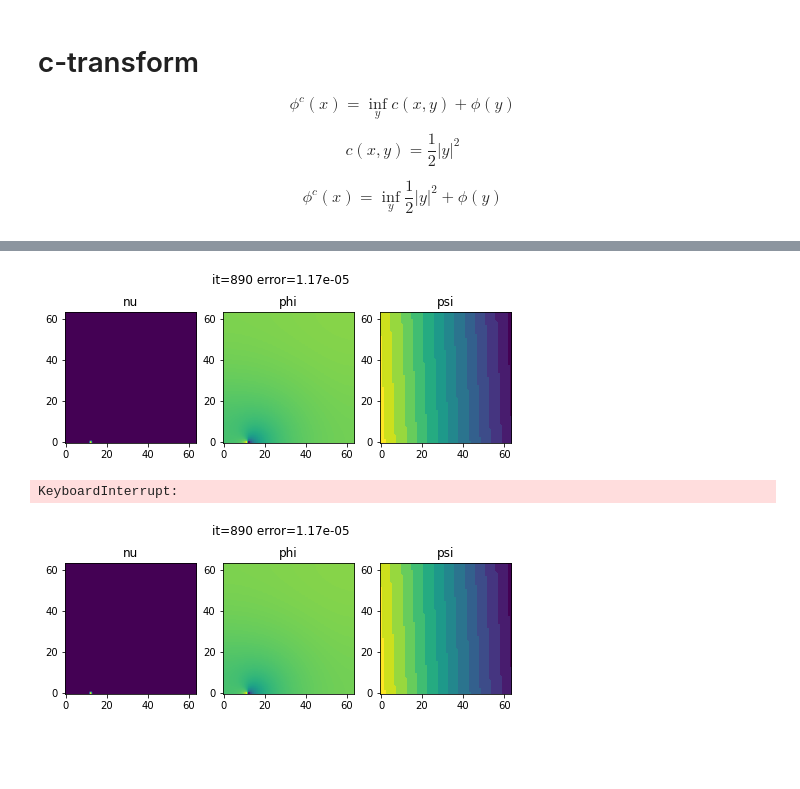
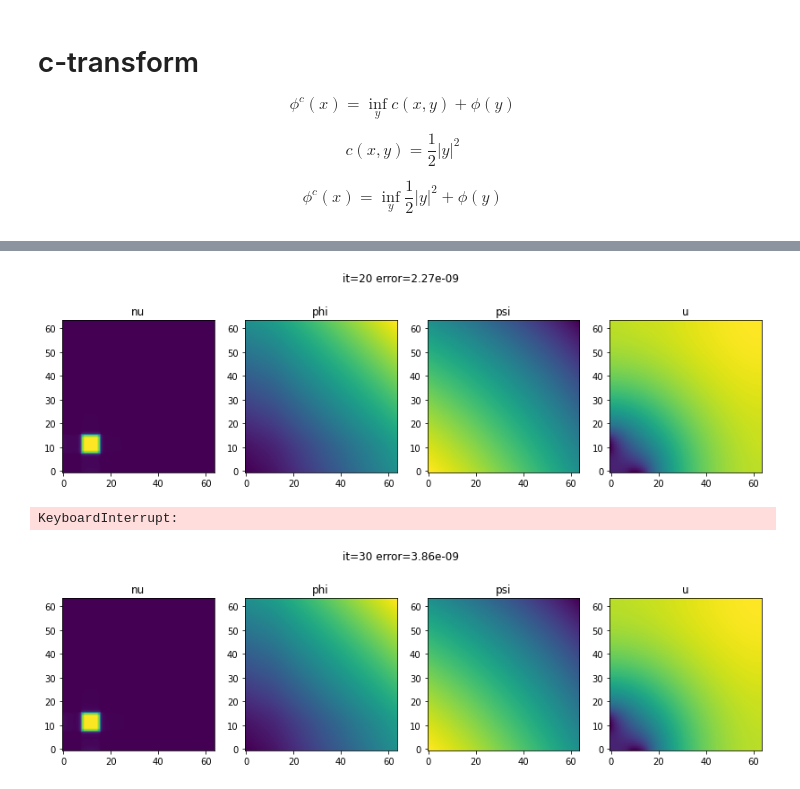
Before and after one commit to wonjunee/screening, a Jupyter notebook: python/screening.ipynb, the cells around one changed output, grey strips where cells are left out. Saved outputs shown, nothing was run; the diff lists cells and outputs as text; code cells hidden in the pictures; blank space fills up the shorter version.

```diff
--- a/python/screening.ipynb
+++ b/python/screening.ipynb
@@ -341,10 +311,10 @@ from IPython import display
 n = 64
 
 # step size for the gradient ascent
-L = 500
+L = 50000
 
 # epsilon for pushforward
-epsilon = 0.1
+epsilon = 1e-3
 max_iteration = 10000000
 
 X, Y = np.meshgrid(np.linspace(0.5/n,1-0.5/n,n), np.linspace(0.5/n,1-0.5/n,n))
@@ -369,17 +339,41 @@ Yv = np.zeros((n*n,2))
 Yv[:,0] = Yx.reshape((n*n,))
 Yv[:,1] = Yy.reshape((n*n,))
 
-phi = 0.5*(Yx**2+Yy**2)
-phi-= np.mean(phi)
+cost = - np.sum(Xv.reshape((n*n,1,2)) * Yv.reshape((1,n*n,2)),axis=2)
+print("size of cost: ", cost.shape)
+b    = 0.5 * (Yx**2 + Yy**2)
 
-cost = - np.sum(Xv.reshape((n*n,1,2)) * Yv.reshape((1,n*n,2)),axis=2)
-psi  = torch.zeros((n,n)).type(torch.float32)
+psi = - 0.5*(Xx**2+Xy**2)
+phi_checking = np.zeros((n,n))
+c_transform_forward_cpp(phi_checking, psi, cost)
+plt.imshow(phi_checking,origin='lower')
+plt.show()
+
+psi  = torch.from_numpy(psi).type(torch.float32)
+phi  = torch.zeros((n,n)).type(torch.float32)
 nu   = torch.zeros((n,n)).type(torch.float32)
-b    = 0.5 * (Yx**2 + Yy**2)
-phi  = torch.from_numpy(phi).type(torch.float32)
+
+# phi  = torch.from_numpy(phi).type(torch.float32)
 cost = torch.from_numpy(cost).type(torch.float32)
 
+c_transform_forward(phi, psi, cost)
+plt.imshow(phi,origin='lower')
+plt.show()
+
+phi_np = phi.detach().cpu().numpy()
+print(np.mean((phi_np - phi_checking)**2))
+
+
+approx_push(nu, psi, phi, cost, epsilon, dx, dy)
+
+plt.imshow(nu, origin='lower')
+plt.title(f"sum: {torch.sum(nu)}")
+plt.show()
+print(nu)
+
 helper = HelperClass(phi, dx, dy)
+
+u = np.zeros((n,n))
 
 if cuda:
   phi  = phi.cuda()
@@ -389,5 +402,5 @@ if cuda:
 # %%
-fig,ax = plt.subplots(1,3,figsize=(8,3))
+fig,ax = plt.subplots(1,4,figsize=(14,4))
 hdisplay = display.display("", display_id=True)
 
 for it in range(max_iteration):
@@ -409,36 +422,38 @@ for it in range(max_iteration):
   error = np.mean(u**2)/L**2
   phi_np += 1.0/L * u
 
   if error == np.nan:
     print("wrong values")
     break
 
   if it % 10 == 0:
     ax[0].imshow(nu_np,origin='lower')
     ax[0].set_title("nu")
     ax[1].imshow(phi_np,origin='lower')
     ax[1].set_title("phi")
     ax[2].imshow(psi_np,origin='lower')
     ax[2].set_title("psi")
+    ax[3].imshow(u,origin='lower')
+    ax[3].set_title("u")
     plt.suptitle(f"it={it} error={error:0.2e}")
     plt.savefig(f"images/{it//10:03d}.png")
     hdisplay.update(fig)
 
 
     # fix,ax = plt.subplots(1,1)
     # A=psi.view((1,n*n)) - phi.view((n*n,1)) - cost
     # A = A.detach().cpu().numpy()
     # ax.imshow(A)
     # ax.set_title(f"{np.max(A)} {np.min(A)}")
     # plt.show()
 
   phi  = torch.from_numpy(phi_np).type(torch.float32)
   if cuda:
     phi = phi.cuda()
 # %% [output]
-[figure, old version]
+[figure, new version]
 KeyboardInterrupt:
-[figure, old version]
+[figure, new version]
 # %%
 import glob
 import cv2
```
Also changed, not shown: parts of 8 cells of this notebook, 2 other files.
